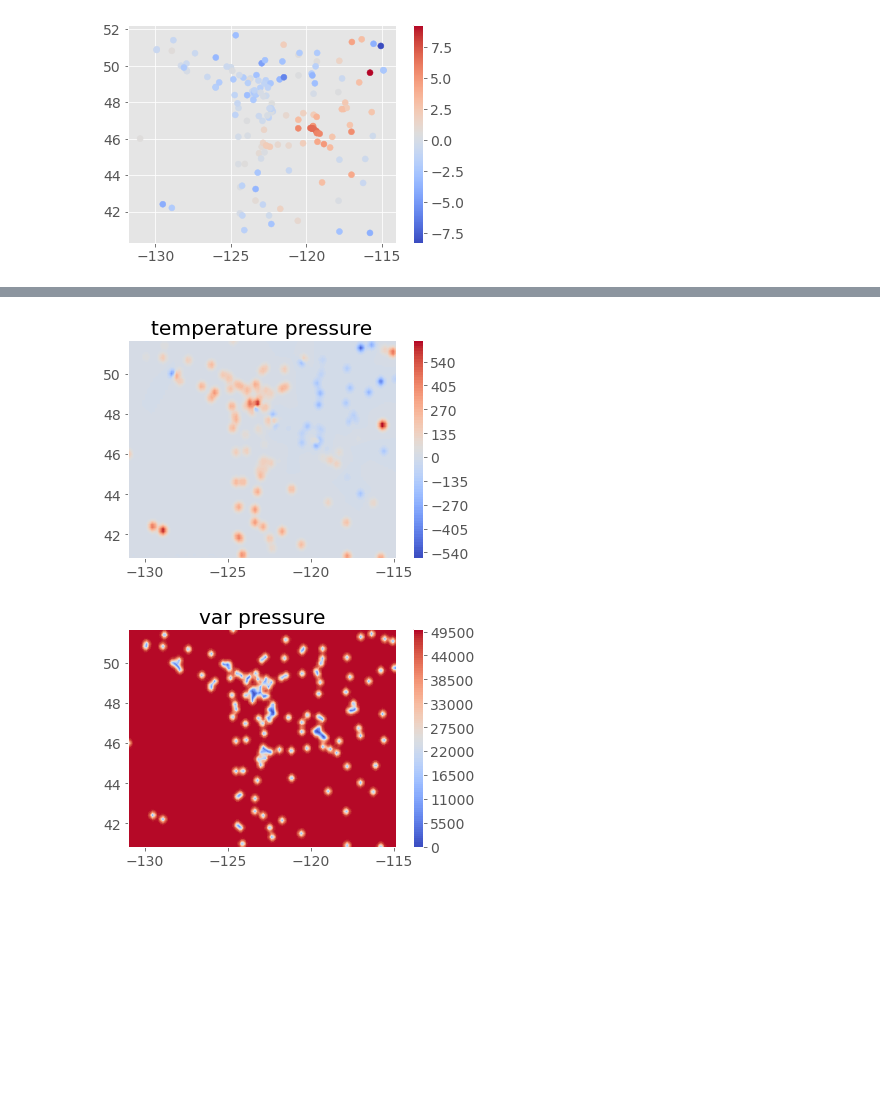
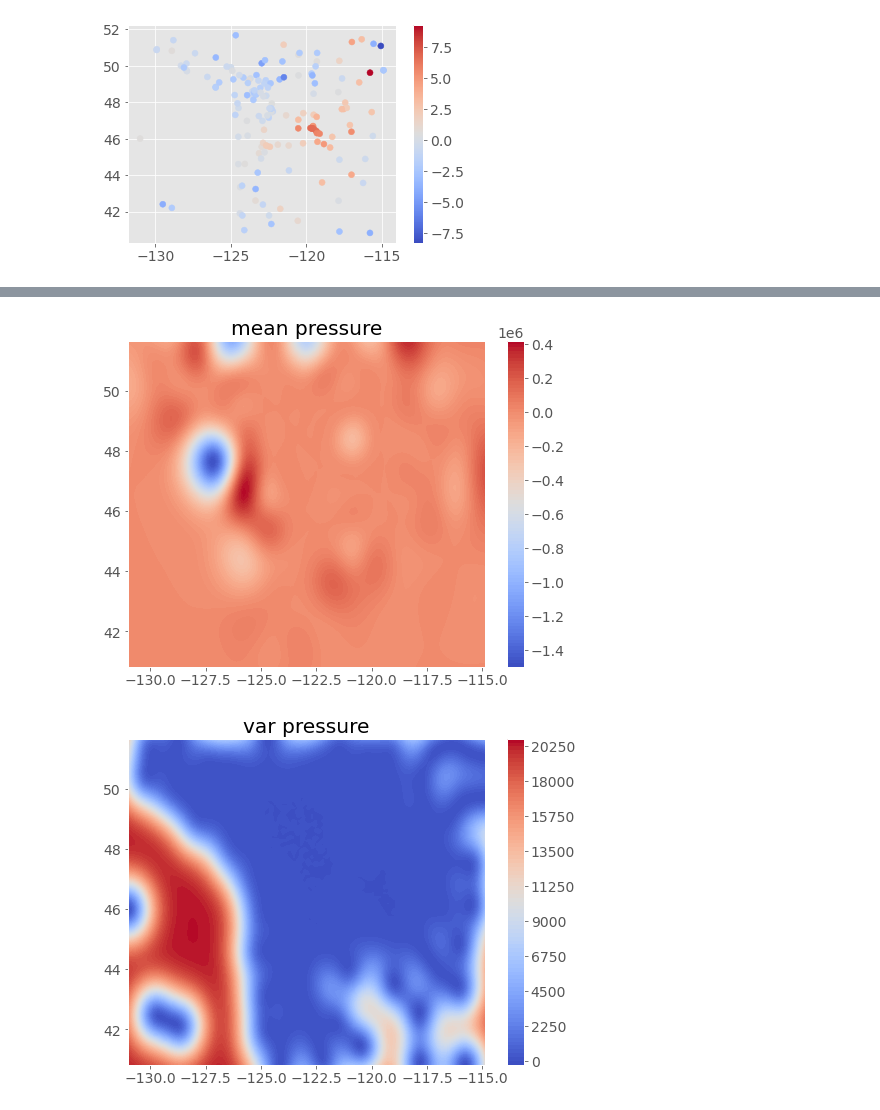
Before and after one commit to JulietteFranque/SDS383D_JF, a Jupyter notebook: exercises-06/notebooks/weather.ipynb, the cells around one changed output, grey strips where cells are left out. Saved outputs shown, nothing was run; the diff lists cells and outputs as text; code cells hidden in the pictures; blank space fills up the shorter version.

```diff
--- a/exercises-06/notebooks/weather.ipynb
+++ b/exercises-06/notebooks/weather.ipynb
@@ -69,7 +76,7 @@ plt.title('mean temperature');
 # %%
 y = df['pressure'].to_numpy()
 # %%
-Gp = gp.GaussianProcess(X, y)
+Gp = gp.GaussianProcess(X, y, sigma_squared=0)
 Gp.fit()
 y_pred = Gp.predict(X_pred)[0]
 # %%
@@ -77,12 +88,14 @@ _, _, var = Gp._calculate_GP_parameters(X_pred)
 # %%
+plt.figure(figsize=(8, 6))
 plt.contourf(lon_pred, lat_pred, y_pred.reshape(100,100), 100, cmap='coolwarm')
 plt.colorbar()
-plt.title('temperature pressure');
+plt.title('mean pressure');
 # %% [output]
-[figure, old version]
+[figure, new version]
 # %%
+plt.figure(figsize=(8, 6))
 plt.contourf(lon_pred, lat_pred, np.diag(var).reshape(100,100), 100, cmap='coolwarm')
 plt.colorbar()
 plt.title('var pressure');
 # %% [output]
-[figure, old version]
+[figure, new version]
```
Also changed, not shown: parts of 5 cells of this notebook, 4 other files.
